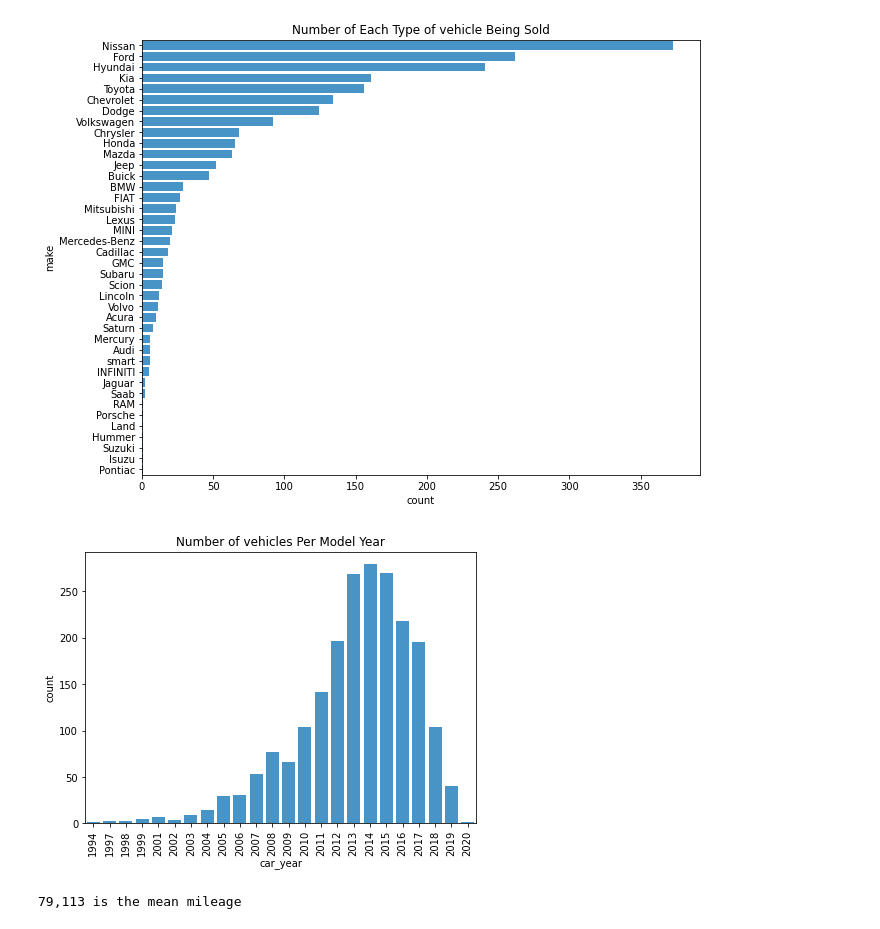
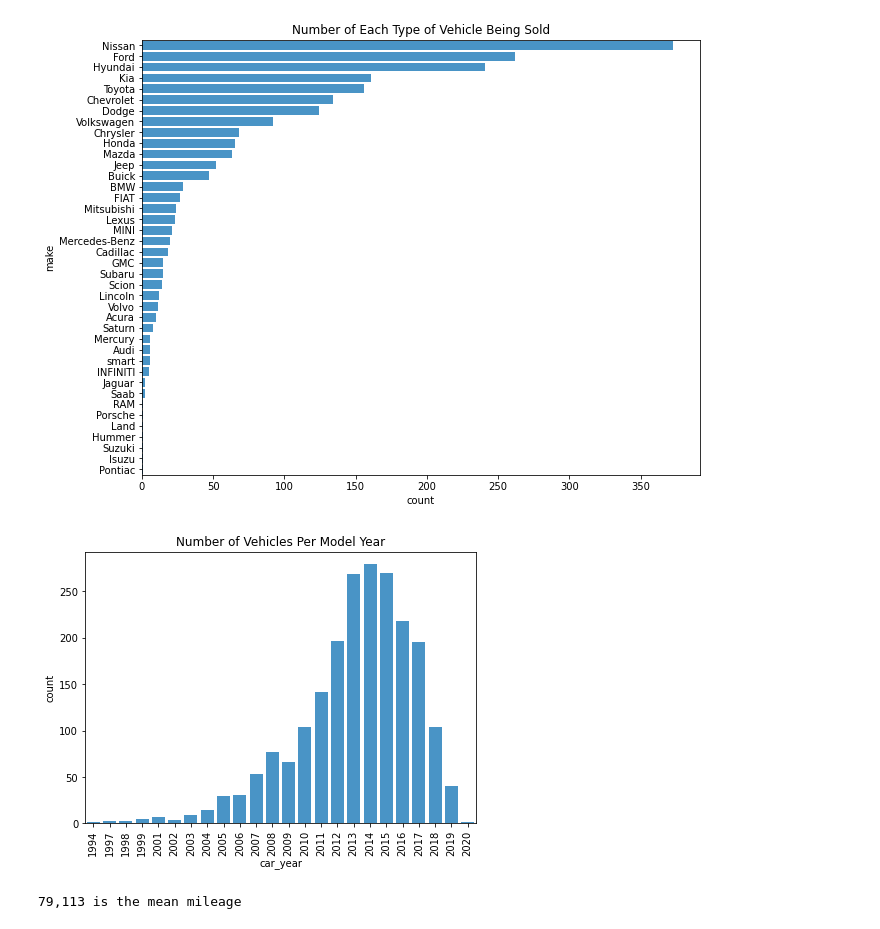
Before and after one commit to Terrencebosco/Build_week_2, a Jupyter notebook: build_week_2_(working).ipynb, the cells around one changed output. Saved outputs shown, nothing was run; the diff lists cells and outputs as text; code cells hidden in the pictures.

```diff
--- a/build_week_2_(working).ipynb
+++ b/build_week_2_(working).ipynb
@@ -268,16 +268,16 @@ plt.title('Number of Each Type of vehicle Being Sold');
 # %%
 # plot number of cars by 'car_year'
 ax = plt.figure(figsize=(7,5))
 sns.countplot(df['car_year'], color='#3498db')
 
-plt.title('Number of vehicles Per Model Year')
+plt.title('Number of Vehicles Per Model Year')
 plt.xticks(
     rotation=90,
     horizontalalignment='center',
     fontweight='light',
 );
 # %% [output]
-[figure, old version]
+[figure, new version]
 # %%
 # plot mean mileage
 mileage_mean = df['mileage'].mean()
```
Also changed, not shown: parts of 10 cells of this notebook.
